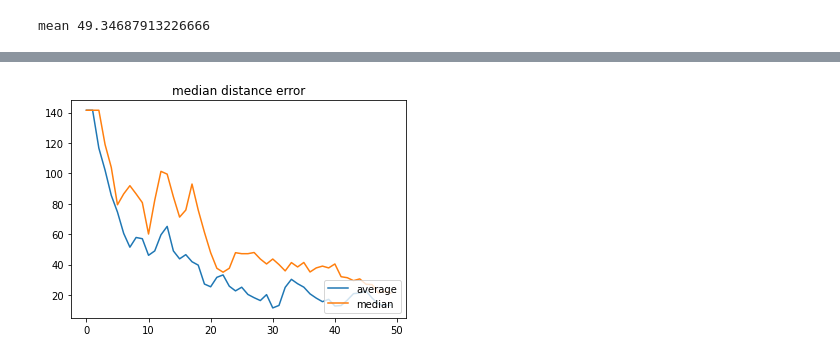
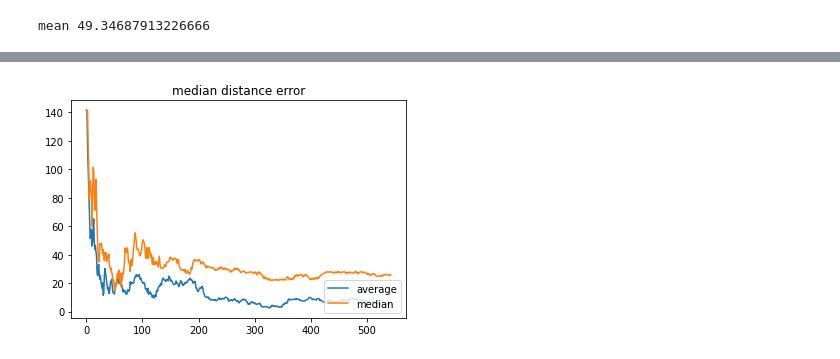
Before and after one commit to kazuyahirotsu/LoRaPos, a Jupyter notebook: simulation/flora_simulation/scripts/rssi2distance_analysis.ipynb, the cells around one changed output, grey strips where cells are left out. Cells and saved outputs as stored; diff of their text form; code cells hidden in the pictures.

```diff
--- a/simulation/flora_simulation/scripts/rssi2distance_analysis.ipynb
+++ b/simulation/flora_simulation/scripts/rssi2distance_analysis.ipynb
@@ -160,11 +180,11 @@ median
 # %%
-plt.plot(distance_average_error_df.median().T[:50], label="average")
-plt.plot(distance_median_error_df.median().T[:50], label="median")
+plt.plot(distance_average_error_df.median().T, label="average")
+plt.plot(distance_median_error_df.median().T, label="median")
 plt.title("median distance error")
 plt.legend(loc="lower right")
 plt.show()
 # %% [output]
-[figure, old version]
+[figure, new version]
 # %%
 import numpy as np
 from scipy.optimize import minimize
```
Also changed, not shown: parts of 7 cells of this notebook, 38 other files.
